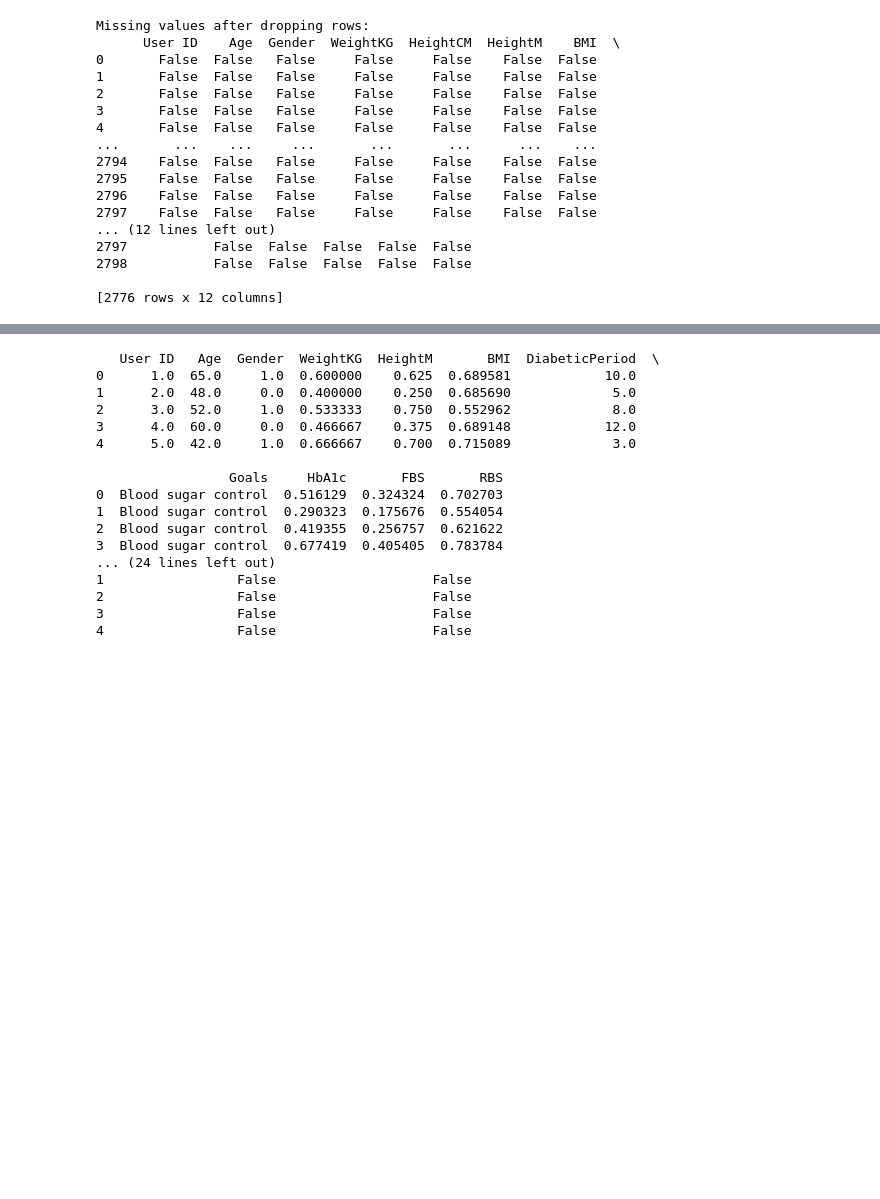
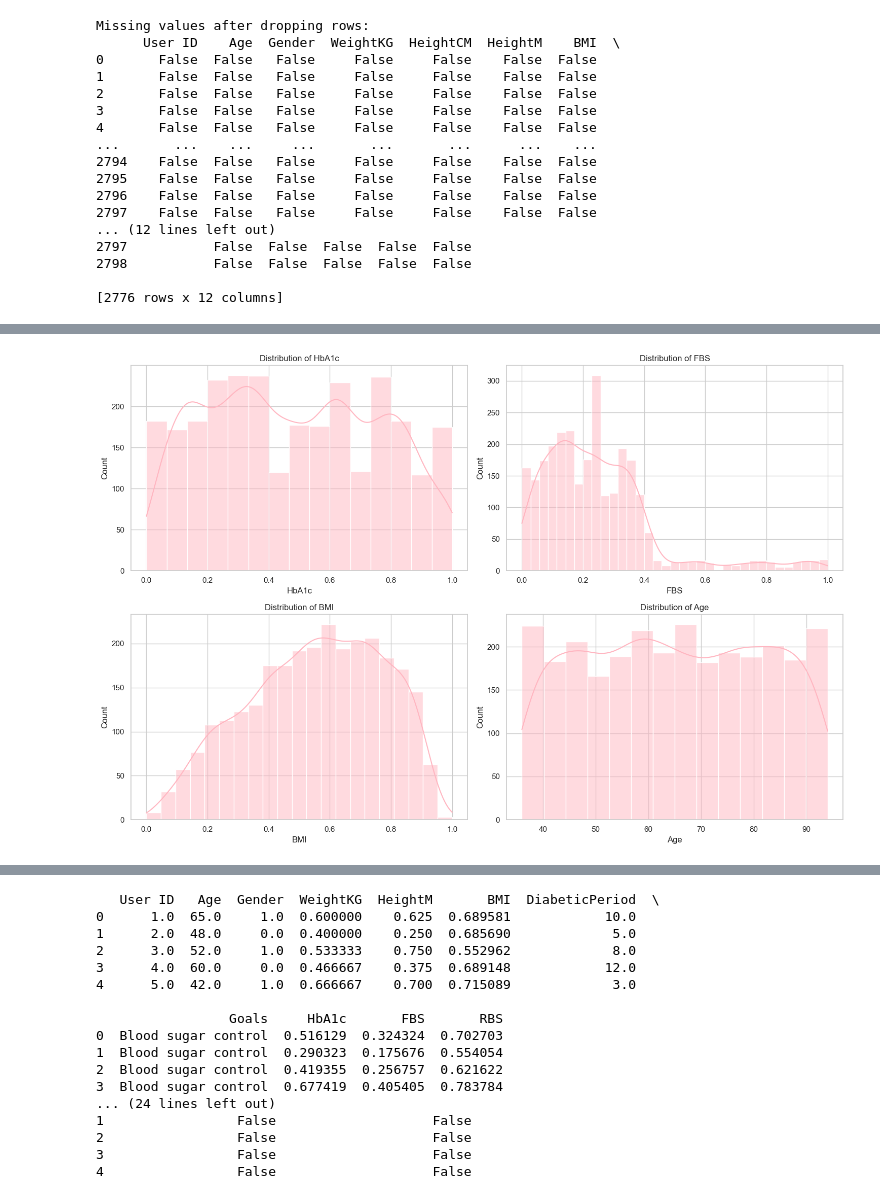
Before and after one commit to LornaM12/Diabetes-Type-2-Recommendation-System, a Jupyter notebook: Diet Recommender.ipynb, the cells around one changed output, grey strips where cells are left out. Saved outputs shown, nothing was run; the diff lists cells and outputs as text; code cells hidden in the pictures; blank space fills up the shorter version.

```diff
--- a/Diet Recommender.ipynb
+++ b/Diet Recommender.ipynb
@@ -132,0 +115,13 @@ Normalized Food Data:
+# %%
+# Health metrics to visualize
+health_metrics = ['HbA1c', 'FBS', 'BMI', 'Age']
+
+plt.figure(figsize=(15, 10))
+for i, metric in enumerate(health_metrics, 1):
+    plt.subplot(2, 2, i)
+    sns.histplot(patients_df[metric], kde=True, color="#FFB6C1")
+    plt.title(f'Distribution of {metric}')
+plt.tight_layout()
+plt.show()
+# %% [output]
+[figure, added]
```
Also changed, not shown: parts of 9 cells of this notebook.
